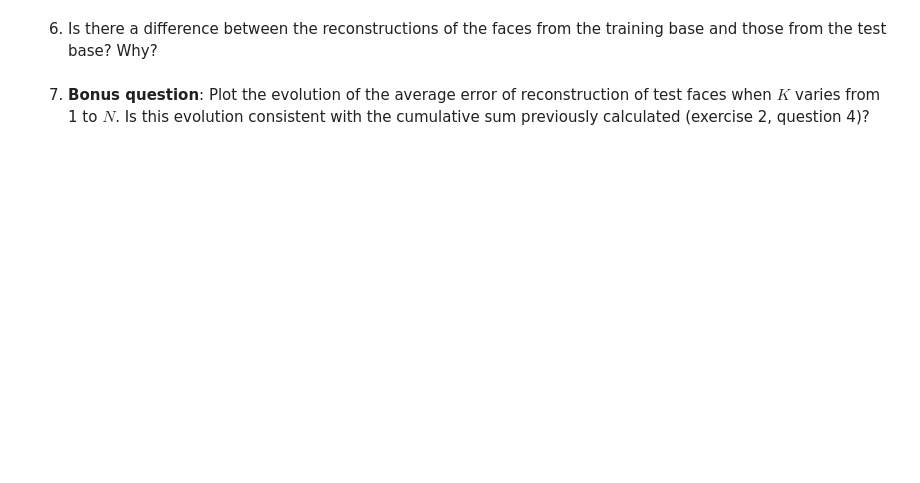
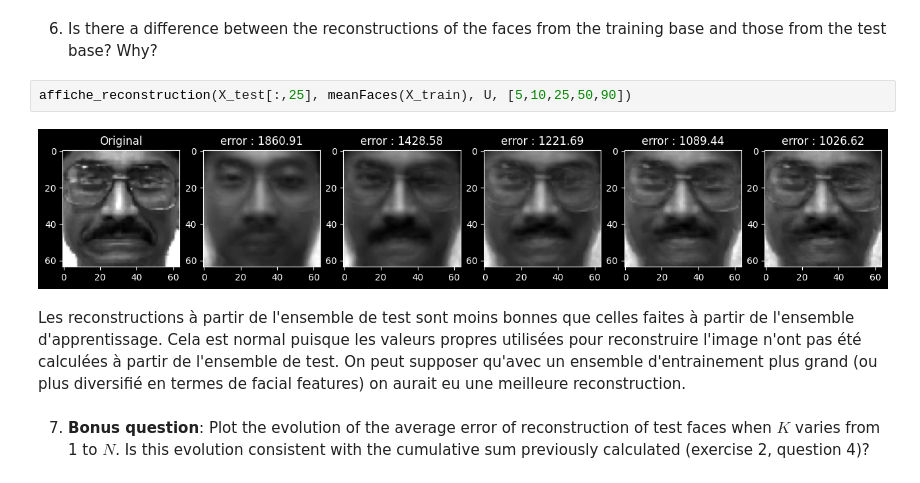
Before and after one commit to HugoRdet/BIMA, a Jupyter notebook: TME9-10/TME9-10.ipynb, the cells around one changed output. Cells and saved outputs as stored; diff of their text form; blank space fills up the shorter version.

```diff
--- a/TME9-10/TME9-10.ipynb
+++ b/TME9-10/TME9-10.ipynb
@@ -343,5 +359,11 @@ affiche_reconstruction(X_train[:,25], meanFaces(X_train), U, [5,10,25,50,90])
 # %% [markdown]
 6. Is there a difference between the reconstructions of the faces from the training base and those from the test base? Why?
+# %%
+affiche_reconstruction(X_test[:,25], meanFaces(X_train), U, [5,10,25,50,90])
+# %% [output]
+[figure, added]
+# %% [markdown]
+Les reconstructions à partir de l'ensemble de test sont moins bonnes que celles faites à partir de l'ensemble d'apprentissage. Cela est normal puisque les valeurs propres utilisées pour reconstruire l'image n'ont pas été calculées à partir de l'ensemble de test. On peut supposer qu'avec un ensemble d'entrainement plus grand (ou plus diversifié en termes de facial features) on aurait eu une meilleure reconstruction.
 # %% [markdown]
 7. __Bonus question__: Plot the evolution of the average error of reconstruction of test faces when $K$ varies from 1 to $N$. Is this evolution consistent with the cumulative sum previously calculated (exercise 2, question 4)?
 # %% [markdown]
```
Also changed, not shown: parts of 13 cells of this notebook.
